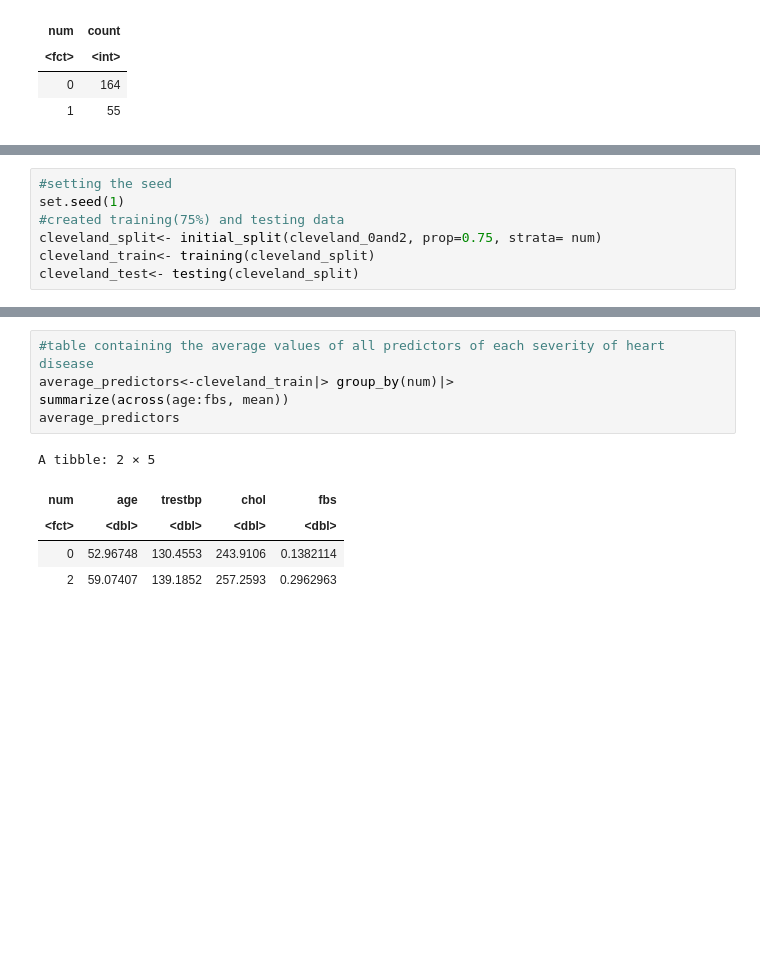
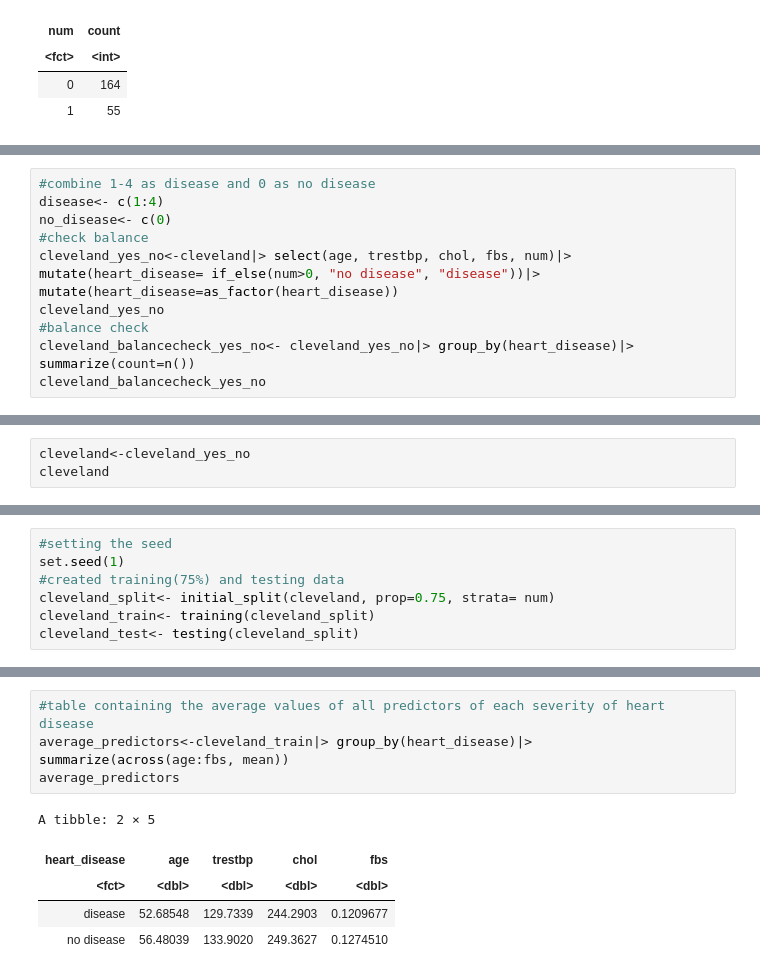
Before and after one commit to jainnsuhani/dsci-100-2023S1-group-21, a Jupyter notebook: heart_disease.ipynb, the cells around one changed output, grey strips where cells are left out. Cells and saved outputs as stored; diff of their text form; blank space fills up the shorter version.

```diff
--- a/heart_disease.ipynb
+++ b/heart_disease.ipynb
@@ -192,0 +199,10 @@ Using the numbers 0 and 2, 0 and 3 or 0 and 1 created a more balanced sample tha
+# %%
+#combine 1-4 as disease and 0 as no disease
+disease<- c(1:4)
+no_disease<- c(0)
+#check balance
+cleveland_yes_no<-cleveland|> select(age, trestbp, chol, fbs, num)|> mutate(heart_disease= if_else(num>0, "no disease", "disease"))|> mutate(heart_disease=as_factor(heart_disease))
+cleveland_yes_no
+#balance check
+cleveland_balancecheck_yes_no<- cleveland_yes_no|> group_by(heart_disease)|> summarize(count=n())
+cleveland_balancecheck_yes_no
@@ -192,0 +236,3 @@ Using the numbers 0 and 2, 0 and 3 or 0 and 1 created a more balanced sample tha
+# %%
+cleveland<-cleveland_yes_no
+cleveland
@@ -194,7 +260,7 @@ Using the numbers 0 and 2, 0 and 3 or 0 and 1 created a more balanced sample tha
 #setting the seed
 set.seed(1)
 #created training(75%) and testing data
-cleveland_split<- initial_split(cleveland_0and2, prop=0.75, strata= num)
+cleveland_split<- initial_split(cleveland, prop=0.75, strata= num)
 cleveland_train<- training(cleveland_split)
 cleveland_test<- testing(cleveland_split)
 # %%
@@ -222,11 +288,11 @@ A data.frame: 150 × 5
 # %%
 #table containing the average values of all predictors of each severity of heart disease
-average_predictors<-cleveland_train|> group_by(num)|>
+average_predictors<-cleveland_train|> group_by(heart_disease)|>
 summarize(across(age:fbs, mean))
 average_predictors
 # %% [output]
 A tibble: 2 × 5
-| num | age | trestbp | chol | fbs |
+| heart_disease | age | trestbp | chol | fbs |
 | <fct> | <dbl> | <dbl> | <dbl> | <dbl> |
-| 0 | 52.96748 | 130.4553 | 243.9106 | 0.1382114 |
-| 2 | 59.07407 | 139.1852 | 257.2593 | 0.2962963 |
+| disease | 52.68548 | 129.7339 | 244.2903 | 0.1209677 |
+| no disease | 56.48039 | 133.9020 | 249.3627 | 0.1274510 |
```
Also changed, not shown: parts of 16 cells of this notebook.
